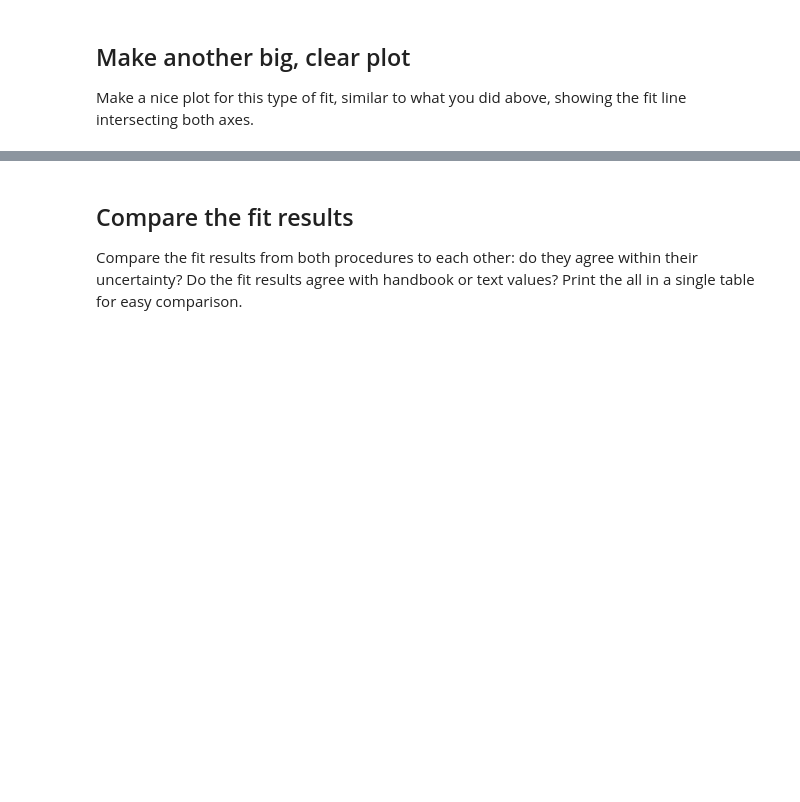
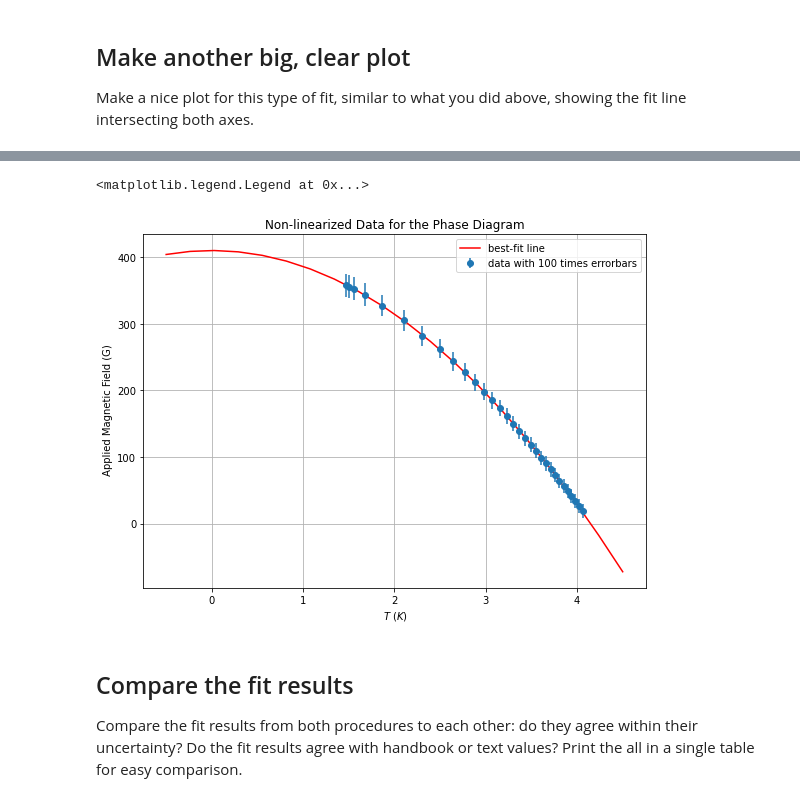
Before and after one commit to ahserhan/CMX, a Jupyter notebook: low-temperature-superconductivity/Superconductivity Individual Analysis (Template).ipynb, the cells around one changed output, grey strips where cells are left out. Saved outputs shown, nothing was run; the diff lists cells and outputs as text; code cells hidden in the pictures; blank space fills up the shorter version.

Commit message:
linear and non-linear fits

```diff
--- a/low-temperature-superconductivity/Superconductivity Individual Analysis (Template).ipynb
+++ b/low-temperature-superconductivity/Superconductivity Individual Analysis (Template).ipynb
@@ -274,3 +330,19 @@ Make a nice plot for this type of fit, similar to what you did above, showing th
+# %%
+#Use eval() to pass the axes:
+fit_range = np.linspace(-0.5,4.5,20)
+fitcurve = result.eval(result.params, t = fit_range)
+plt.figure(figsize=(9,6.5))
+plt.grid()
+plt.title('Non-linearized Data for the Phase Diagram')
+plt.xlabel(r' $T$ ($K$)')
+plt.ylabel(r' Applied Magnetic Field (G)')
+# plot the data with errorbars, and to see the errorbars, we multiply it by 100
+plt.errorbar(temperature, fieldValue, yerr=100*fieldStd, fmt='o',label='data with 100 times errorbars')
+plt.plot(fit_range, fitcurve, '-r',label = 'best-fit line')
+plt.legend()
+# %% [output]
+<matplotlib.legend.Legend at 0x...>
+[figure, added]
 # %% [markdown]
 ## Compare the fit results
 
```
Also changed, not shown: parts of 2 cells of this notebook.
